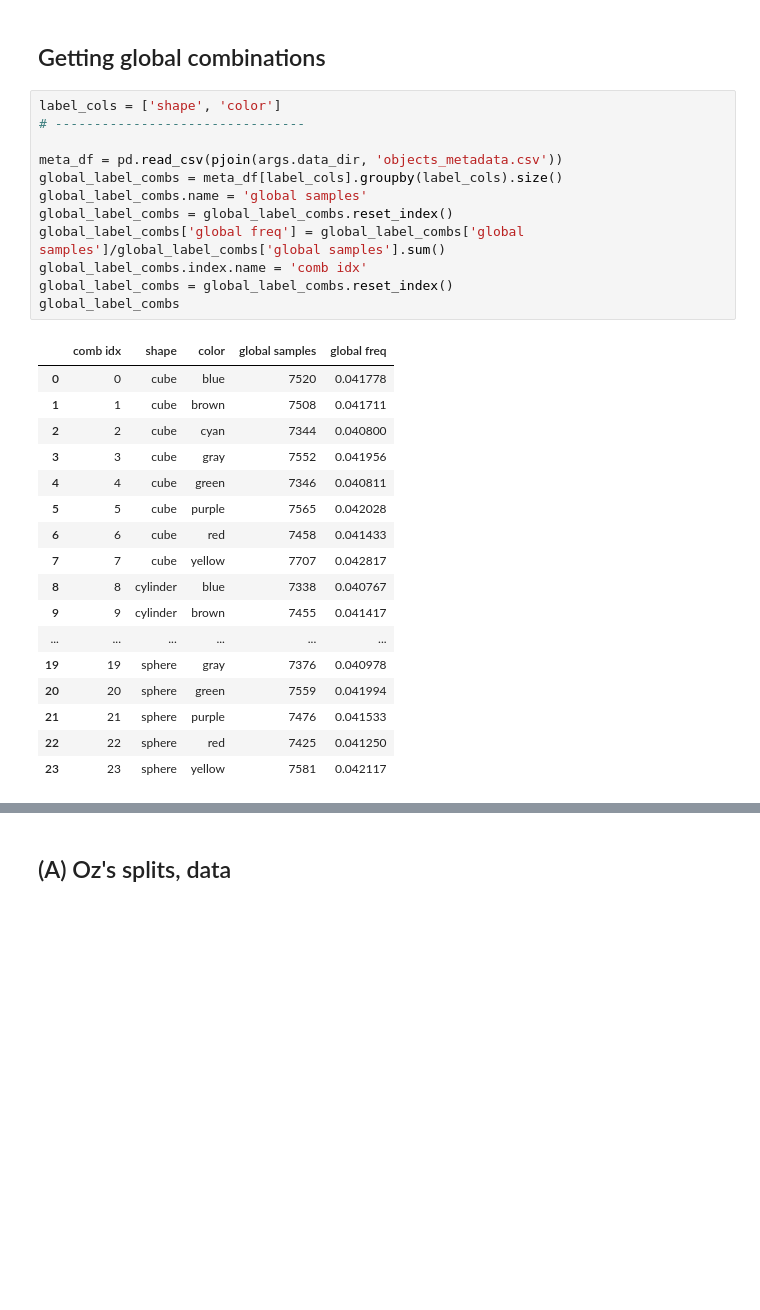
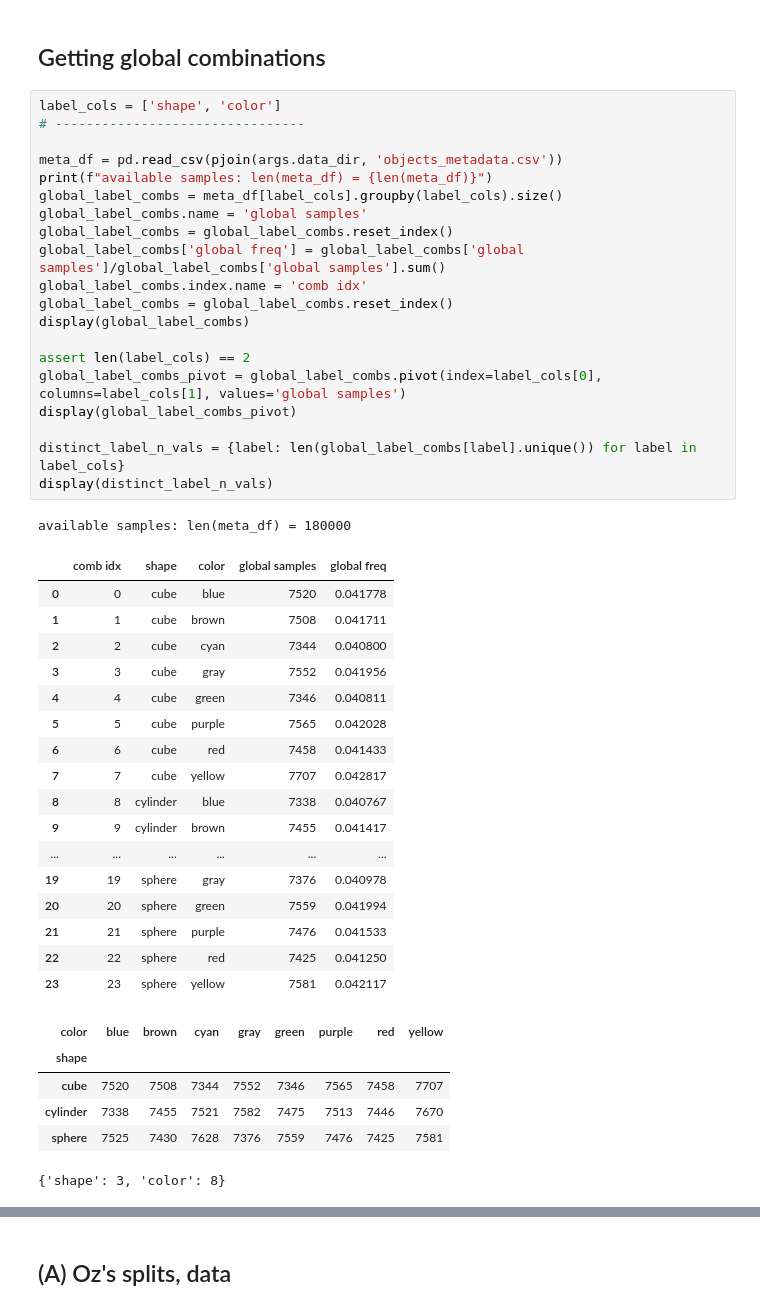
Before and after one commit to Ozziko/causal_comp, a Jupyter notebook: MLLS.ipynb, the cells around one changed output, grey strips where cells are left out. Cells and saved outputs as stored; diff of their text form; blank space fills up the shorter version.

```diff
--- a/MLLS.ipynb
+++ b/MLLS.ipynb
@@ -341,30 +340,45 @@ if args.dataset_variant in ['VT', 'UV']:
 # %%
 label_cols = ['shape', 'color']
 # --------------------------------
 
 meta_df = pd.read_csv(pjoin(args.data_dir, 'objects_metadata.csv'))
+print(f"available samples: len(meta_df) = {len(meta_df)}")
 global_label_combs = meta_df[label_cols].groupby(label_cols).size()
 global_label_combs.name = 'global samples'
 global_label_combs = global_label_combs.reset_index()
 global_label_combs['global freq'] = global_label_combs['global samples']/global_label_combs['global samples'].sum()
 global_label_combs.index.name = 'comb idx'
 global_label_combs = global_label_combs.reset_index()
-global_label_combs
+display(global_label_combs)
+
+assert len(label_cols) == 2
+global_label_combs_pivot = global_label_combs.pivot(index=label_cols[0], columns=label_cols[1], values='global samples')
+display(global_label_combs_pivot)
+
+distinct_label_n_vals = {label: len(global_label_combs[label].unique()) for label in label_cols}
+display(distinct_label_n_vals)
 # %% [output]
+available samples: len(meta_df) = 180000
 |  | comb idx | shape | color | global samples | global freq |
 | 0 | 0 | cube | blue | 7520 | 0.041778 |
 | 1 | 1 | cube | brown | 7508 | 0.041711 |
 | 2 | 2 | cube | cyan | 7344 | 0.040800 |
 | 3 | 3 | cube | gray | 7552 | 0.041956 |
 | 4 | 4 | cube | green | 7346 | 0.040811 |
 | 5 | 5 | cube | purple | 7565 | 0.042028 |
 | 6 | 6 | cube | red | 7458 | 0.041433 |
 | 7 | 7 | cube | yellow | 7707 | 0.042817 |
 | 8 | 8 | cylinder | blue | 7338 | 0.040767 |
 | 9 | 9 | cylinder | brown | 7455 | 0.041417 |
 | ... | ... | ... | ... | ... | ... |
 | 19 | 19 | sphere | gray | 7376 | 0.040978 |
 | 20 | 20 | sphere | green | 7559 | 0.041994 |
 | 21 | 21 | sphere | purple | 7476 | 0.041533 |
 | 22 | 22 | sphere | red | 7425 | 0.041250 |
 | 23 | 23 | sphere | yellow | 7581 | 0.042117 |
+| color | blue | brown | cyan | gray | green | purple | red | yellow |
+| shape |  |  |  |  |  |  |  |  |
+| cube | 7520 | 7508 | 7344 | 7552 | 7346 | 7565 | 7458 | 7707 |
+| cylinder | 7338 | 7455 | 7521 | 7582 | 7475 | 7513 | 7446 | 7670 |
+| sphere | 7525 | 7430 | 7628 | 7376 | 7559 | 7476 | 7425 | 7581 |
+{'shape': 3, 'color': 8}
```
Also changed, not shown: parts of 29 cells of this notebook.
